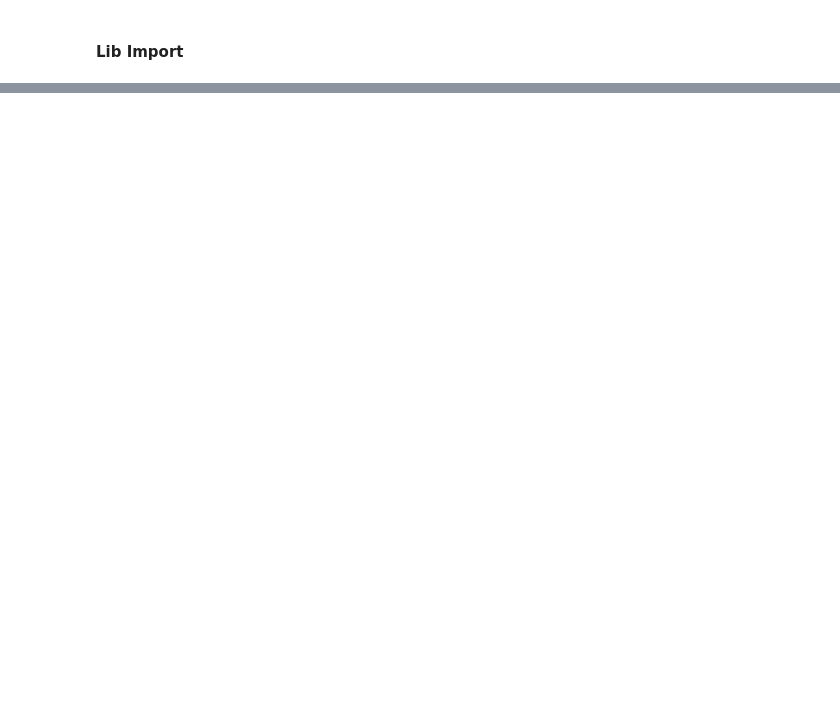
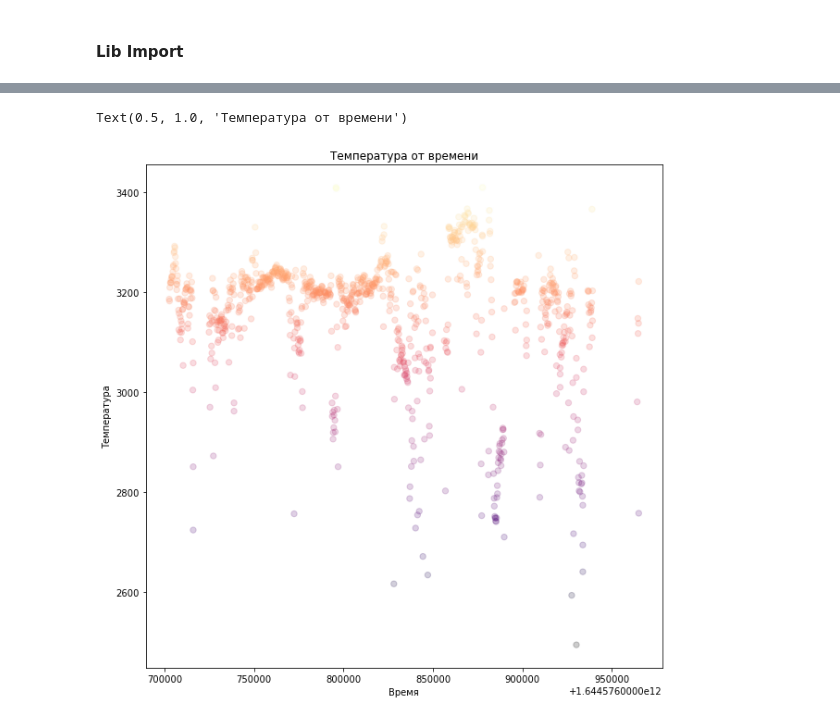
Before and after one commit to enotbeta/thermal-diplom, a Jupyter notebook: Main script.ipynb, the cells around one changed output, grey strips where cells are left out. Cells and saved outputs as stored; diff of their text form; code cells hidden in the pictures; blank space fills up the shorter version.

```diff
--- a/Main script.ipynb
+++ b/Main script.ipynb
@@ -44,0 +86,11 @@ plt.scatter(data1['ts'], data1['temperatureAvg'], alpha=0.2)
+# %%
+fig = plt.figure(figsize=(10,10))
+plot = fig.add_subplot()
+plot.scatter(data1['ts'], data1['temperatureAvg'], c = data1['temperatureAvg'], s=40, alpha = 0.2, cmap ='magma')
+plot.set_xlabel('Время')
+plot.set_ylabel('Температура')
+
+plot.set_title("Температура от времени")
+# %% [output]
+Text(0.5, 1.0, 'Температура от времени')
+[figure, added]
```
Also changed, not shown: parts of 12 cells of this notebook, 2 other files.
